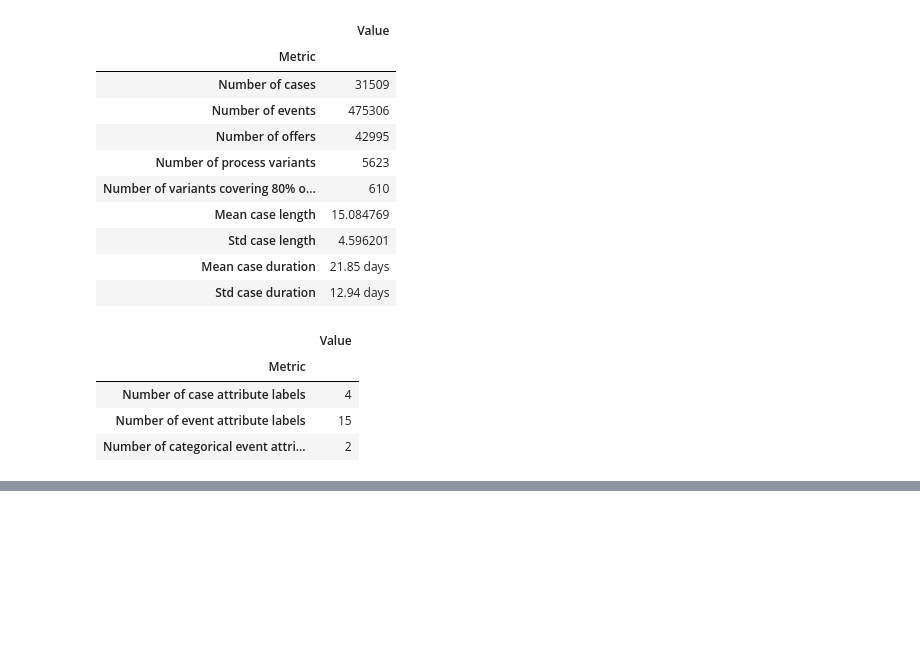
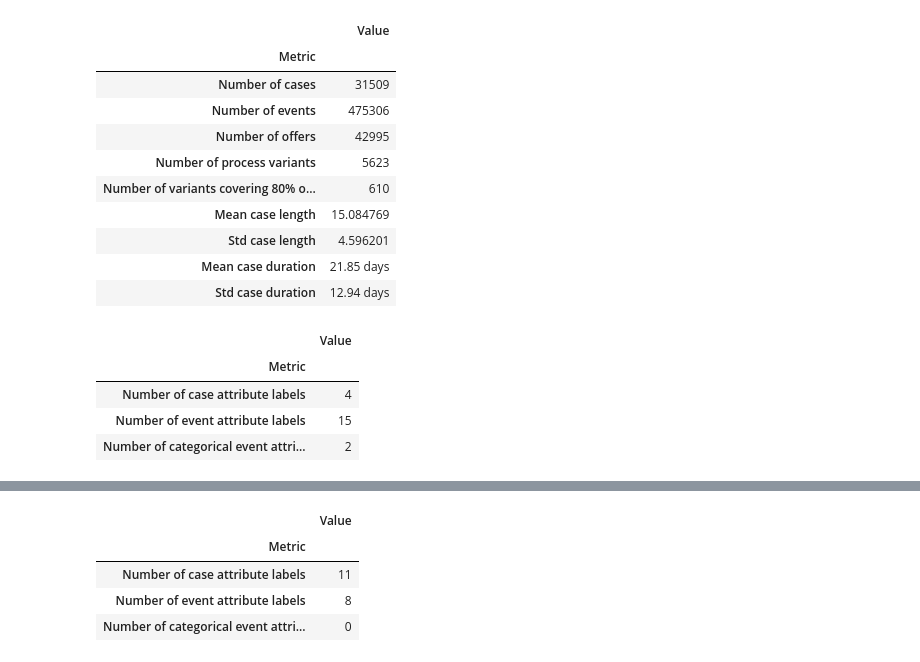
Before and after one commit to danielsich/BPIC_17_Data2Process, a Jupyter notebook: notebooks/simple_event_log_analysis.ipynb, the cells around one changed output, grey strips where cells are left out. Drawn from its saved outputs; the diff is of its cells as text; code cells hidden in the pictures; blank space fills up the shorter version.

Commit message:
add data relabel

```diff
--- a/notebooks/simple_event_log_analysis.ipynb
+++ b/notebooks/simple_event_log_analysis.ipynb
@@ -203,0 +212,25 @@ get_attributes(complete_log)
+# %%
+# Attribure renaming
+def rename_attributes(log):
+    log_out = log.copy()
+    log_out = log_out.rename(columns={
+        'MonthlyCost' : 'case:offer:MonthlyCost',
+        'OfferedAmount': 'case:offer:OfferedAmount',
+        'Selected': 'case:offer:Selected',
+        'Accepted': 'case:offer:Accepted',
+        'CreditScore': 'case:offer:CreditScore',
+        'FirstWithdrawalAmount': 'case:offer:FirstWithdrawalAmount',
+        'NumberOfTerms': 'case:offer:NumberOfTerms'
+    })
+    return log_out
+# %%
+renamed_log = rename_attributes(complete_log)
+
+directory = "../data"
+file_path = f"{directory}/renamed_log.csv"
+
+if not os.path.exists(directory):
+    os.makedirs(directory)
+renamed_log.to_csv(file_path, index=False)
+
+renamed_log.head()
@@ -203,0 +258,8 @@ get_attributes(complete_log)
+# %%
+get_attributes(renamed_log)
+# %% [output]
+|  | Value |
+| Metric |  |
+| Number of case attribute labels | 11 |
+| Number of event attribute labels | 8 |
+| Number of categorical event attri... | 0 |
```
Also changed, not shown: parts of 3 cells of this notebook.
